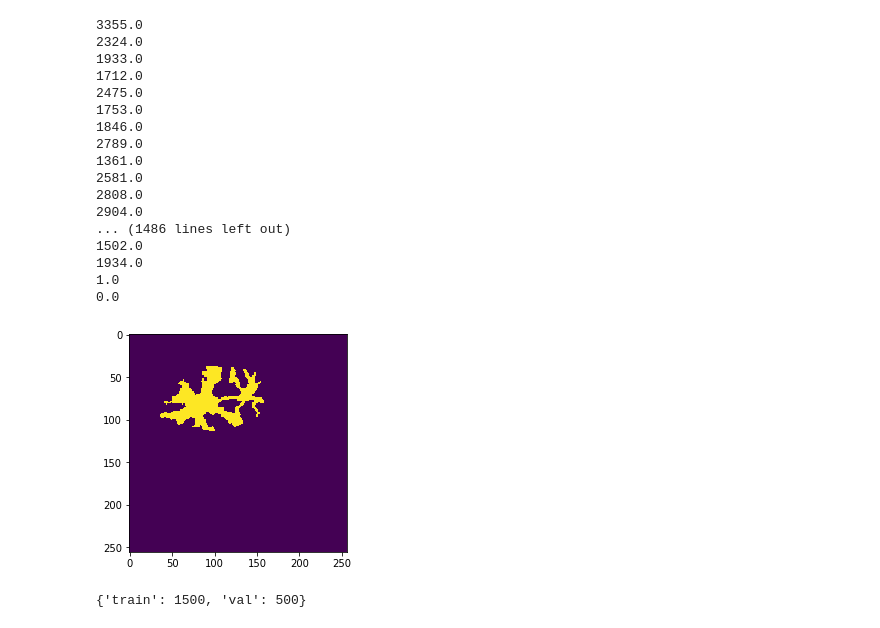
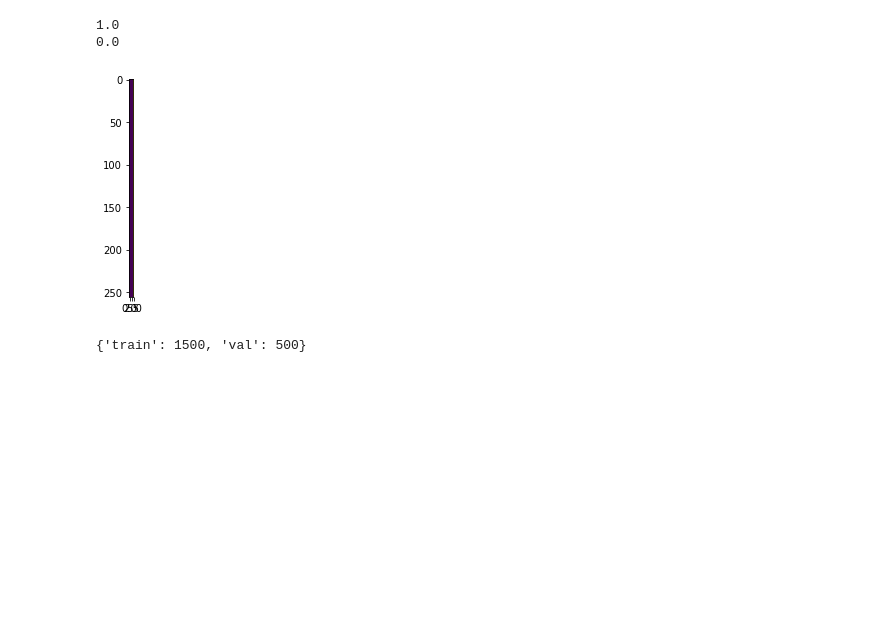
Before and after one commit to 13agupta/pytorch-unet, a Jupyter notebook: pytorch_resnet18_unet.ipynb, the cells around one changed output. Drawn from its saved outputs; the diff is of its cells as text; code cells hidden in the pictures; blank space fills up the shorter version.

Commit message:
Fiex a transformation error on the segmented images

```diff
--- a/pytorch_resnet18_unet.ipynb
+++ b/pytorch_resnet18_unet.ipynb
@@ -52,14 +50,11 @@ The autoreload extension is already loaded. To reload it, use:
 # %%
+# ROIList = [2, 3, 41, 42]
 def makeSeg(image):
-    # print(image.min())
-    # print(image.max())
-    # image = image.reshape((1, image.shape[0], image.shape[1]))
-    # print(image)
-    # return
+
+    image = image.reshape((image.shape[0], image.shape[1], 1))
     foreground = np.zeros(image.shape)
     first = np.zeros(image.shape)
     first[image == 2] = 1
-    print(np.sum(first))
     foreground[image == 2] = 1
     second = np.zeros(image.shape)
     second[image == 3] = 1
@@ -73,11 +68,7 @@ def makeSeg(image):
     fifth = np.zeros(image.shape)
     fifth[foreground == 0] = 1
 
-    return np.concatenate((first.reshape(1, image.shape[0], image.shape[1]),
-                           second.reshape(1, image.shape[0], image.shape[1]),
-                           third.reshape(1, image.shape[0], image.shape[1]),
-                           fourth.reshape(1, image.shape[0], image.shape[1]),
-                           fifth.reshape(1, image.shape[0], image.shape[1])), axis=0)
+    return np.concatenate((first, second, third, fourth, fifth), axis=2)
 
 dirs = './segmented_images/'
 files = os.listdir(dirs)
@@ -117,49 +108,34 @@ plt.show()
 #         return [image, mask]
 
 # # use same transform for train/val for this example
 # trans = transforms.Compose([
 #     transforms.ToTensor(),
 #     transforms.Normalize([0.485, 0.456, 0.406], [0.229, 0.224, 0.225]) # imagenet
 # ])
 
 # train_set = SimDataset(2000, transform=trans)
 # val_set = SimDataset(200, transform=trans)
 
 # image_datasets = {
 #     'train': train_set, 'val': val_set
 # }
 
 # batch_size = 25
 
 # dataloaders = {
 #     'train': DataLoader(train_set, batch_size=batch_size, shuffle=True, num_workers=0),
 #     'val': DataLoader(val_set, batch_size=batch_size, shuffle=True, num_workers=0)
 # }
 
 # dataset_sizes = {
 #     x: len(image_datasets[x]) for x in image_datasets.keys()
 # }
 
 # dataset_sizes
 # %% [output]
-3355.0
-2324.0
-1933.0
-1712.0
-2475.0
-1753.0
-1846.0
-2789.0
-1361.0
-2581.0
-2808.0
-2904.0
-... (1486 lines left out)
-1502.0
-1934.0
 1.0
 0.0
-[figure, old version]
+[figure, new version]
 # %%
 from torch.utils.data import Dataset, DataLoader
 from torchvision import transforms, datasets, models
```
Also changed, not shown: parts of 3 cells of this notebook, 1 other file.
